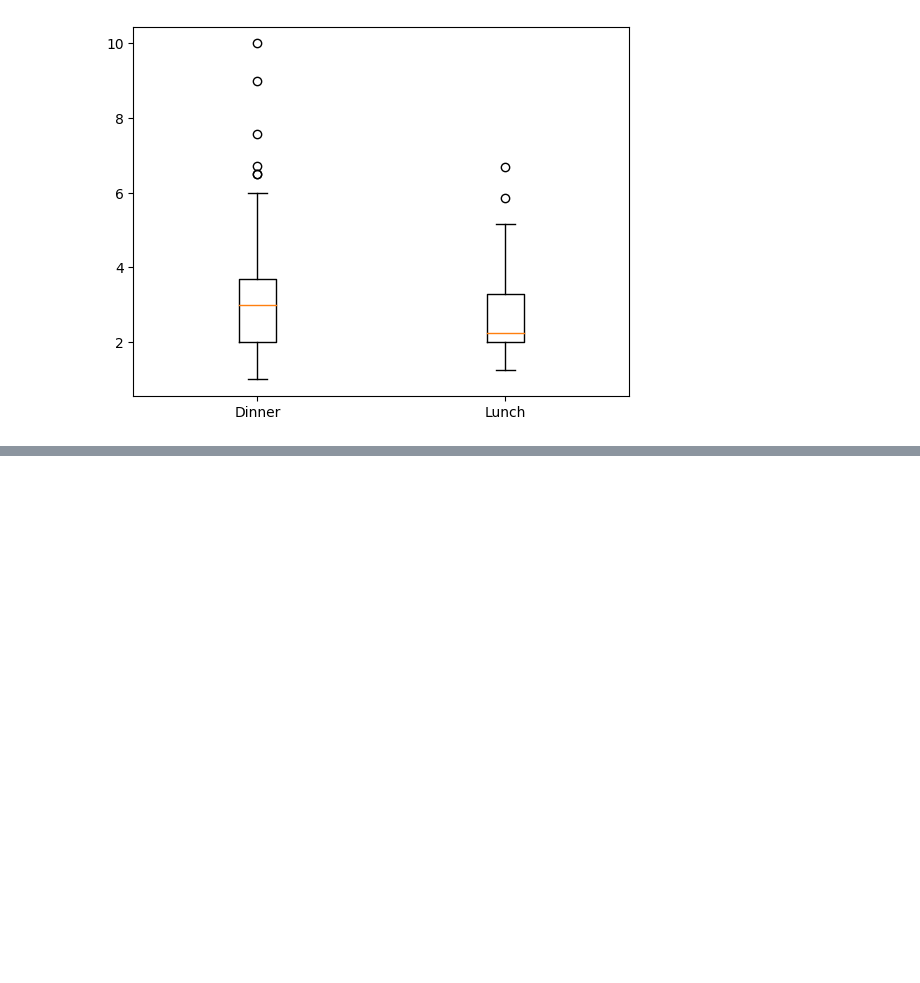
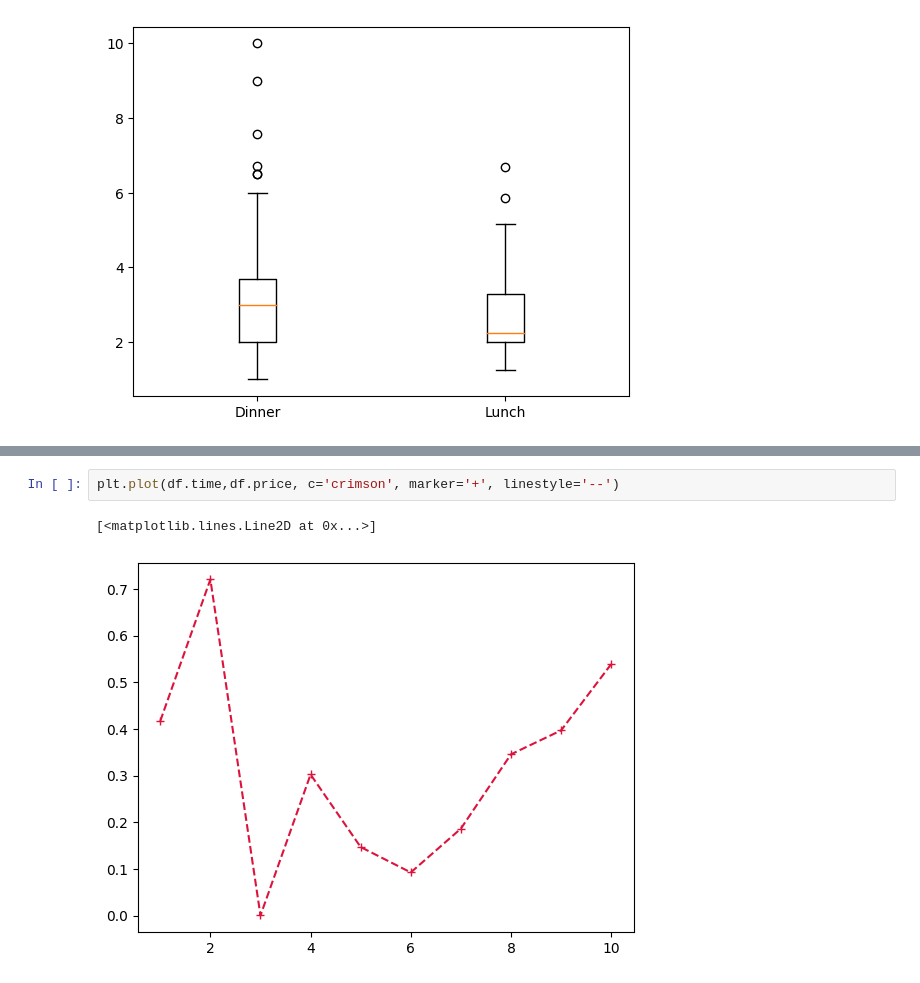
Before and after one commit to kim-dahun/python-study, a Jupyter notebook: py16_matplotlib.ipynb, the cells around one changed output, grey strips where cells are left out. Cells and saved outputs as stored; diff of their text form; blank space fills up the shorter version.

```diff
--- a/py16_matplotlib.ipynb
+++ b/py16_matplotlib.ipynb
@@ -362,0 +424,5 @@ plt.show()
+# %%
+plt.plot(df.time,df.price, c='crimson', marker='+', linestyle='--')
+# %% [output]
+[<matplotlib.lines.Line2D at 0x...>]
+[figure, added]
```
Also changed, not shown: parts of 9 cells of this notebook.
